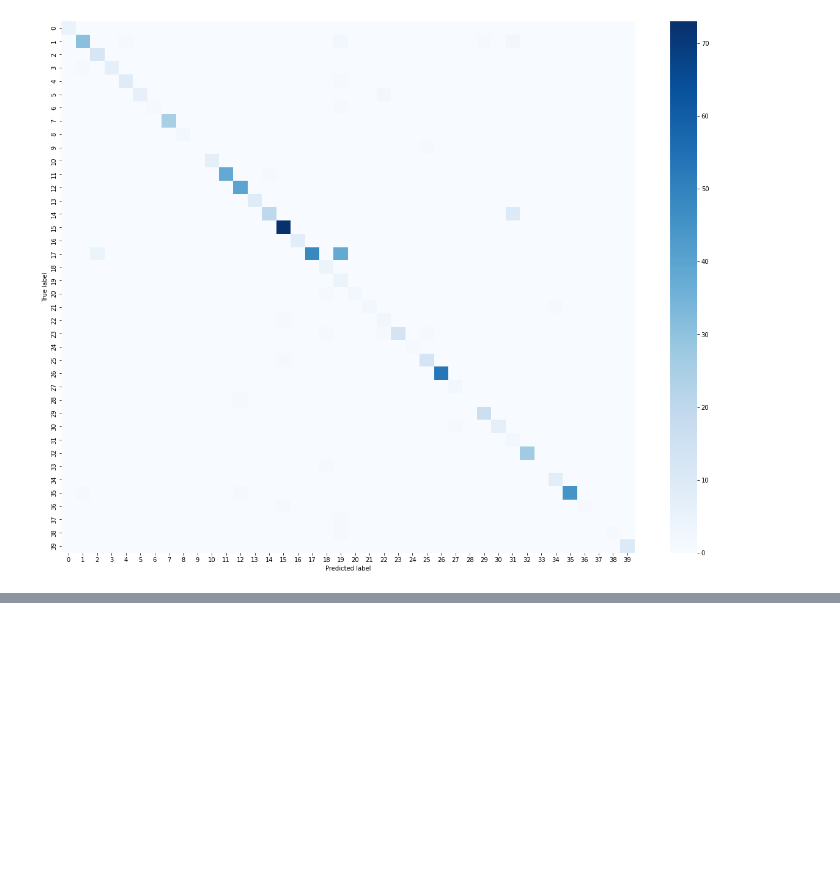
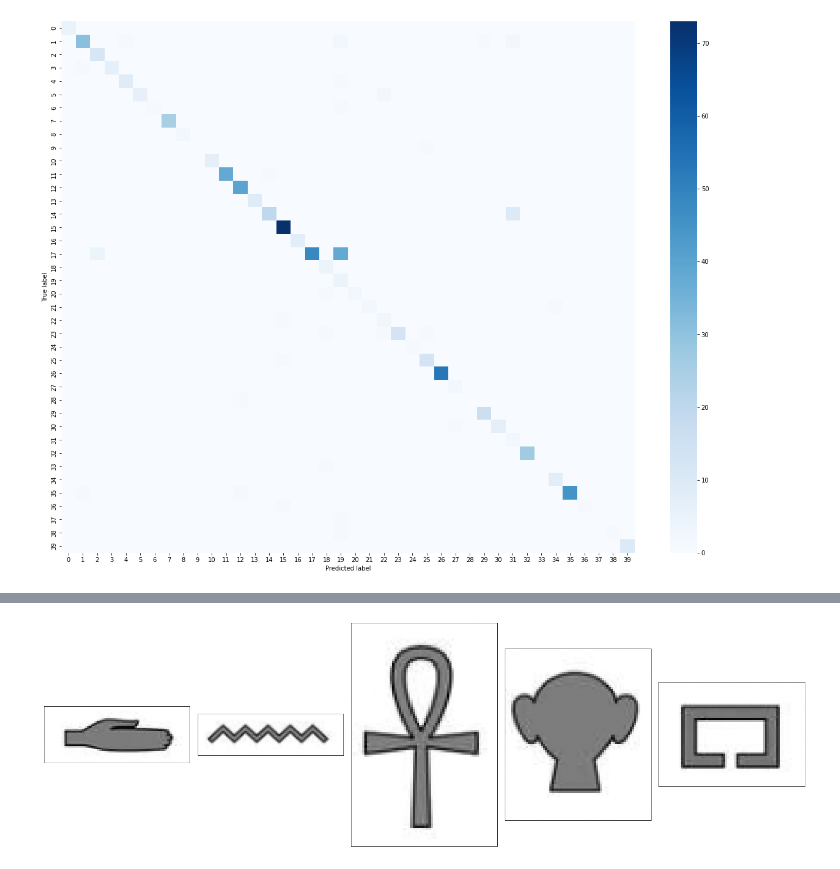
Before and after one commit to marek-dalida/egyptian-hieroglyph-classification, a Jupyter notebook: Egyptian_hieroglyph_classification.ipynb, the cells around one changed output, grey strips where cells are left out. Drawn from its saved outputs; the diff is of its cells as text; code cells hidden in the pictures; blank space fills up the shorter version.

```diff
--- a/Egyptian_hieroglyph_classification.ipynb
+++ b/Egyptian_hieroglyph_classification.ipynb
@@ -446,0 +480,4 @@ ax.set(xlabel='Predicted label', ylabel='True label')
+# %%
+overview_ext(ext_gray)
+# %% [output]
+[figure, added]
```
Also changed, not shown: parts of 9 cells of this notebook, 5 other files.
